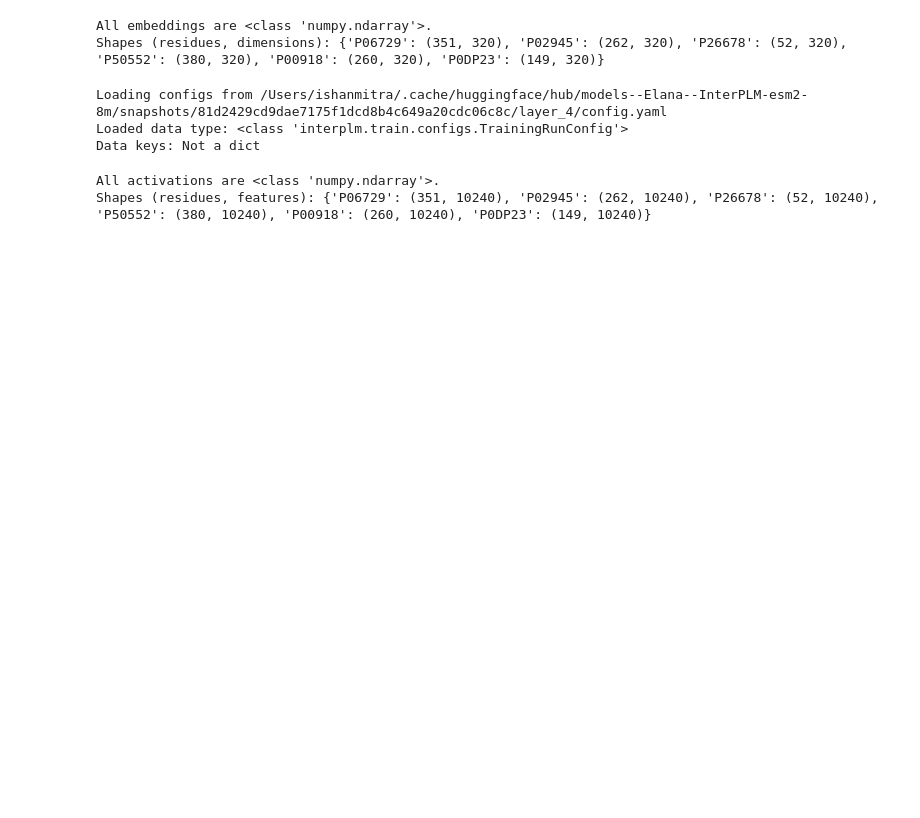
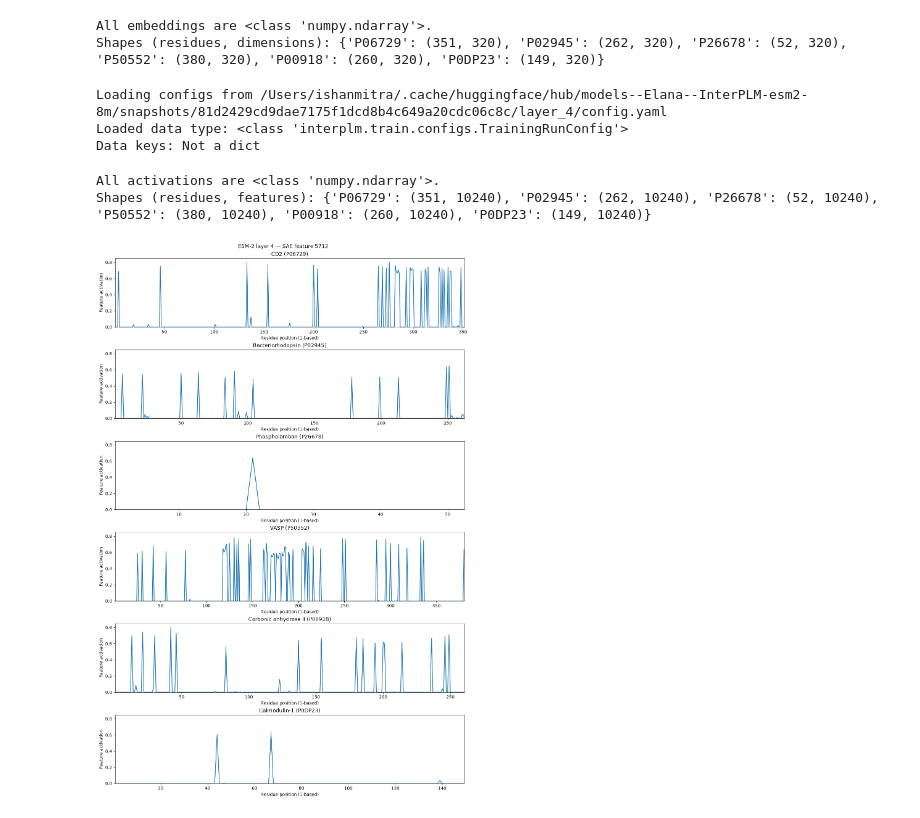
Before and after one commit to ishan4589/Interpreting-Protein-Language-Models-with-Biological-Evidence, a Jupyter notebook: 02_expand_analysis.ipynb, the cells around one changed output. Cells and saved outputs as stored; diff of their text form; code cells hidden in the pictures; blank space fills up the shorter version.

Commit message:
Plot the feature activations of all 6 proteins.

```diff
--- a/02_expand_analysis.ipynb
+++ b/02_expand_analysis.ipynb
@@ -248,3 +262,39 @@ print(f"All activations are {np.ndarray}.\nShapes (residues, features): {activat
 # %% [output]
 All activations are <class 'numpy.ndarray'>.
 Shapes (residues, features): {'P06729': (351, 10240), 'P02945': (262, 10240), 'P26678': (52, 10240), 'P50552': (380, 10240), 'P00918': (260, 10240), 'P0DP23': (149, 10240)}
+# %%
+# Compare the same SAE feature across all six development proteins.
+feature_id = 5712
+protein_names = {
+    'P06729': 'CD2',
+    'P02945': 'Bacteriorhodopsin',
+    'P26678': 'Phospholamban',
+    'P50552': 'VASP',
+    'P00918': 'Carbonic anhydrase II',
+    'P0DP23': 'Calmodulin-1',
+}
+
+fig, axes = plt.subplots(
+    nrows=6, ncols=1, figsize=(12, 18),
+    sharey=True, constrained_layout=True,
+)
+fig.suptitle(f"ESM-2 layer {layer} — SAE feature {feature_id}")
+
+for ax, (accession, protein_name) in zip(axes, protein_names.items()):
+    sequence = amino_acid_dict[accession]
+    protein_activations = activations_by_protein[accession]
+    positions = np.arange(1, len(sequence) + 1)
+
+    ax.plot(positions, protein_activations[:, feature_id])
+    ax.set(
+        xlabel="Residue position (1-based)",
+        ylabel="Feature activation",
+        title=f"{protein_name} ({accession})",
+        xlim=(0.5, len(sequence) + 0.5),
+    )
+
+# Use a common y-axis scale to compare activation strengths.
+axes[0].set_ylim(bottom=0)
+plt.show();
+# %% [output]
+[figure, added]
```
Also changed, not shown: parts of 2 cells of this notebook.
